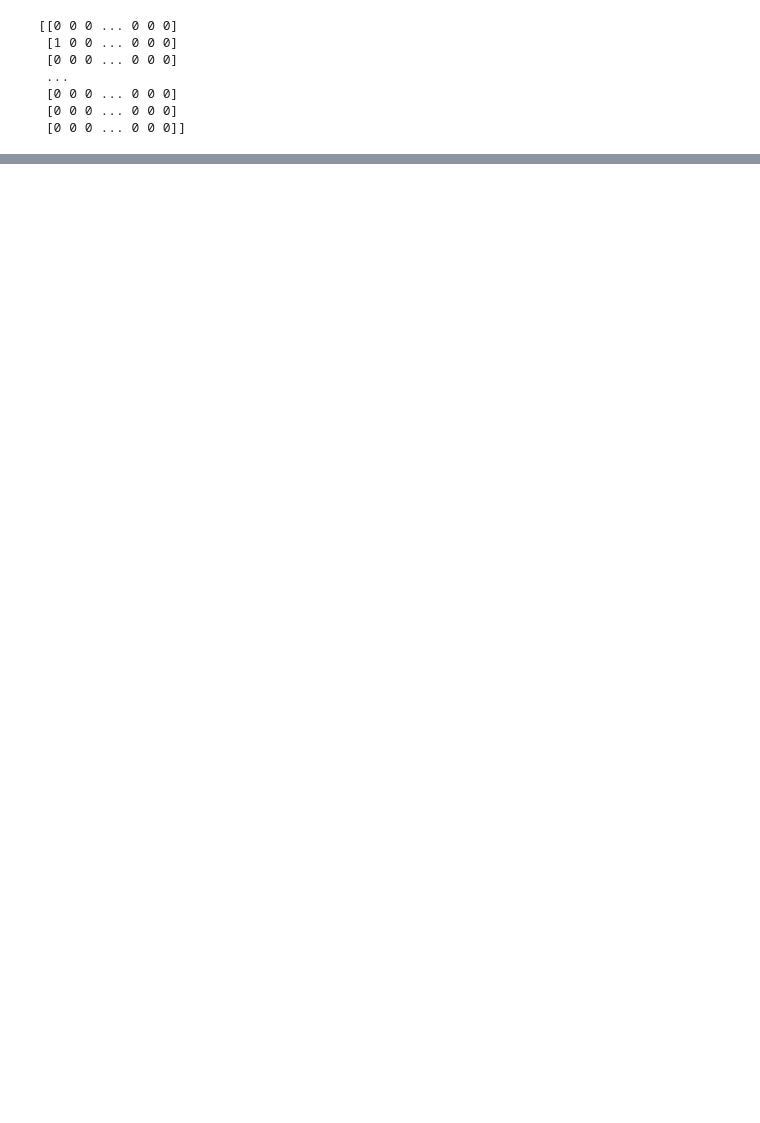
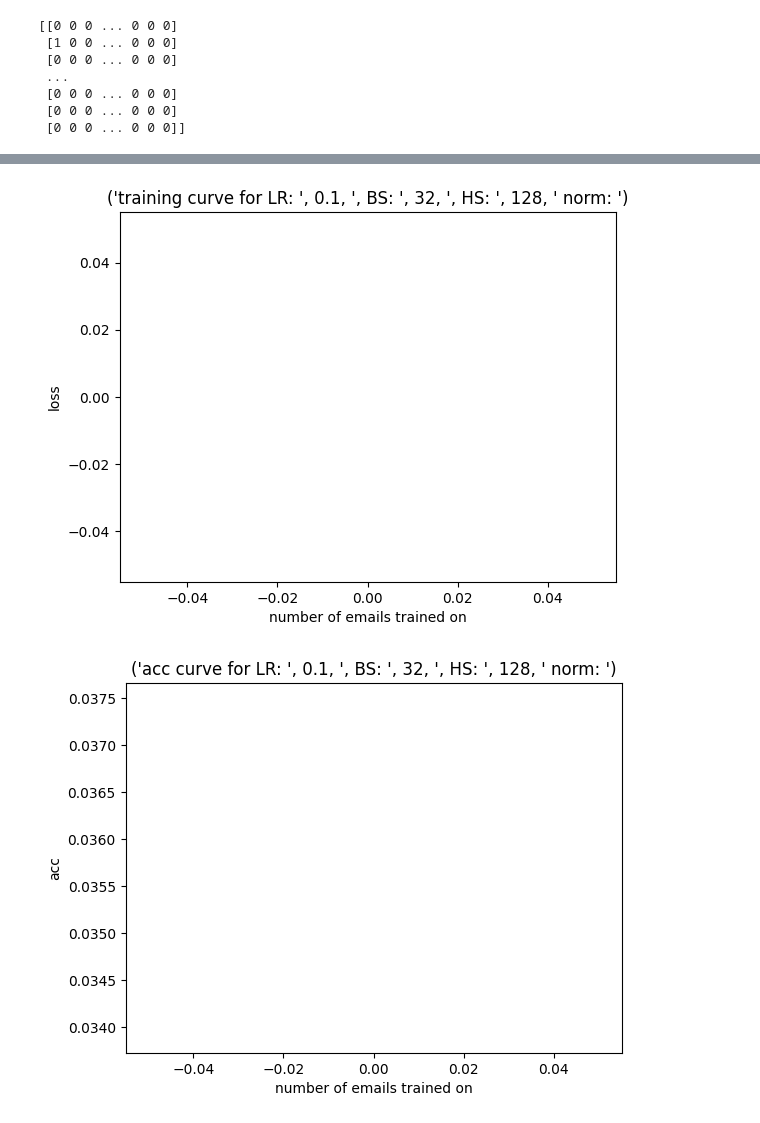
Before and after one commit to jkiriacos/CarpLSTM, a Jupyter notebook: LSTM.ipynb, the cells around one changed output, grey strips where cells are left out. Saved outputs shown, nothing was run; the diff lists cells and outputs as text; code cells hidden in the pictures; blank space fills up the shorter version.

```diff
--- a/LSTM.ipynb
+++ b/LSTM.ipynb
@@ -482,3 +477,50 @@ cell = train(dataset,input_size, 128, 32, 0.1, sequence_len,1)
+# %%
+def more_train(c, dataset, input_size, hidden_size, batch_size, lr, sequence_len, epochs):
+
+    #GET RANDOM NUMBER SELECTOR FOR THE SHITTTTTTTTT
+    testset = dataset[1000:1005]
+
+    losses = []
+    acc = []
+    for e in range(0,epochs):
+        for i in tqdm(range(500,1000)):
+            loss = descent(c, dataset[i], input_size, hidden_size, batch_size, lr, sequence_len)
+            if i % 25 == 0:
+                acc.append(get_acc(cell, testset, batch_size,hidden_size, sequence_len))
+            if i % 100 == 0:
+                plt.plot(np.arange(len(losses)) * batch_size, losses)
+                plt.title(("training curve for LR: ", lr, ", BS: ", batch_size, ", HS: ", hidden_size, " norm: "))
+                plt.xlabel("number of emails trained on")
+                plt.ylabel("loss")
+                plt.show()
+                plt.plot(np.arange(len(acc))*batch_size, acc)
+                plt.title(("acc curve for LR: ", lr, ", BS: ", batch_size, ", HS: ", hidden_size, " norm: "))
+                plt.xlabel("number of emails trained on")
+                plt.ylabel("acc")
+                plt.show()
+            losses.append(loss)
+
+
+
+    plt.plot(np.arange(len(losses)) * batch_size, losses)
+    plt.title(("training curve for LR: ", lr, ", BS: ", batch_size, ", HS: ", hidden_size, " norm: "))
+    plt.xlabel("number of emails trained on")
+    plt.ylabel("loss")
+    plt.show()
+
+    plt.plot(np.arange(len(acc))*batch_size, acc)
+    plt.title(("acc curve for LR: ", lr, ", BS: ", batch_size, ", HS: ", hidden_size, " norm: "))
+    plt.xlabel("number of emails trained on")
+    plt.ylabel("loss")
+    plt.show()
+    return c
+# %%
+to_train = copy.deepcopy(cell)
+
+new_cell = more_train(to_train, dataset, input_size, 128, 32, 0.1, sequence_len,1)
+# %% [output]
+[figure, added]
+[figure, added]
 # %%
 from numpy import int64, int8
 
```
Also changed, not shown: parts of 7 cells of this notebook.
